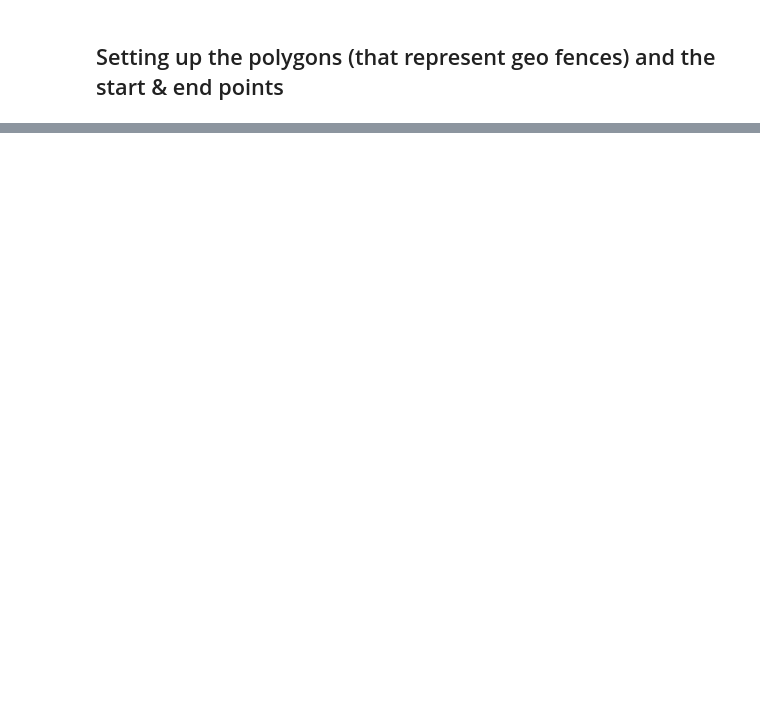
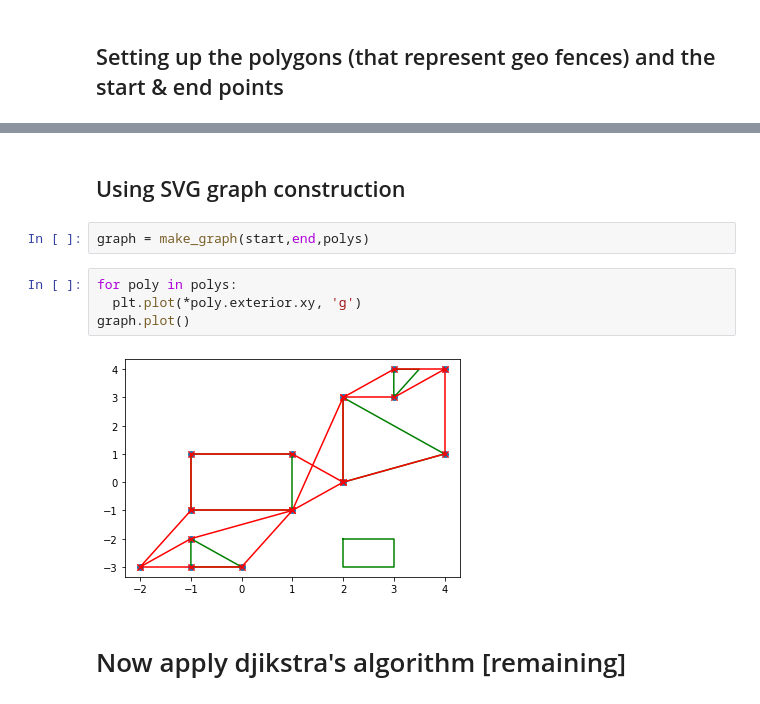
Before and after one commit to pratikluitel/ros-geofencing, a Jupyter notebook: Test notebooks/svga_test.ipynb, the cells around one changed output, grey strips where cells are left out. Saved outputs shown, nothing was run; the diff lists cells and outputs as text; blank space fills up the shorter version.

```diff
--- a/Test notebooks/svga_test.ipynb
+++ b/Test notebooks/svga_test.ipynb
@@ -208,0 +377,12 @@ plt.show()
+# %% [markdown]
+## Using SVG graph construction
+# %%
+graph = make_graph(start,end,polys)
+# %%
+for poly in polys:
+  plt.plot(*poly.exterior.xy, 'g')
+graph.plot()
+# %% [output]
+[figure, added]
+# %% [markdown]
+# Now apply djikstra's algorithm [remaining]
```
Also changed, not shown: parts of 7 cells of this notebook.
